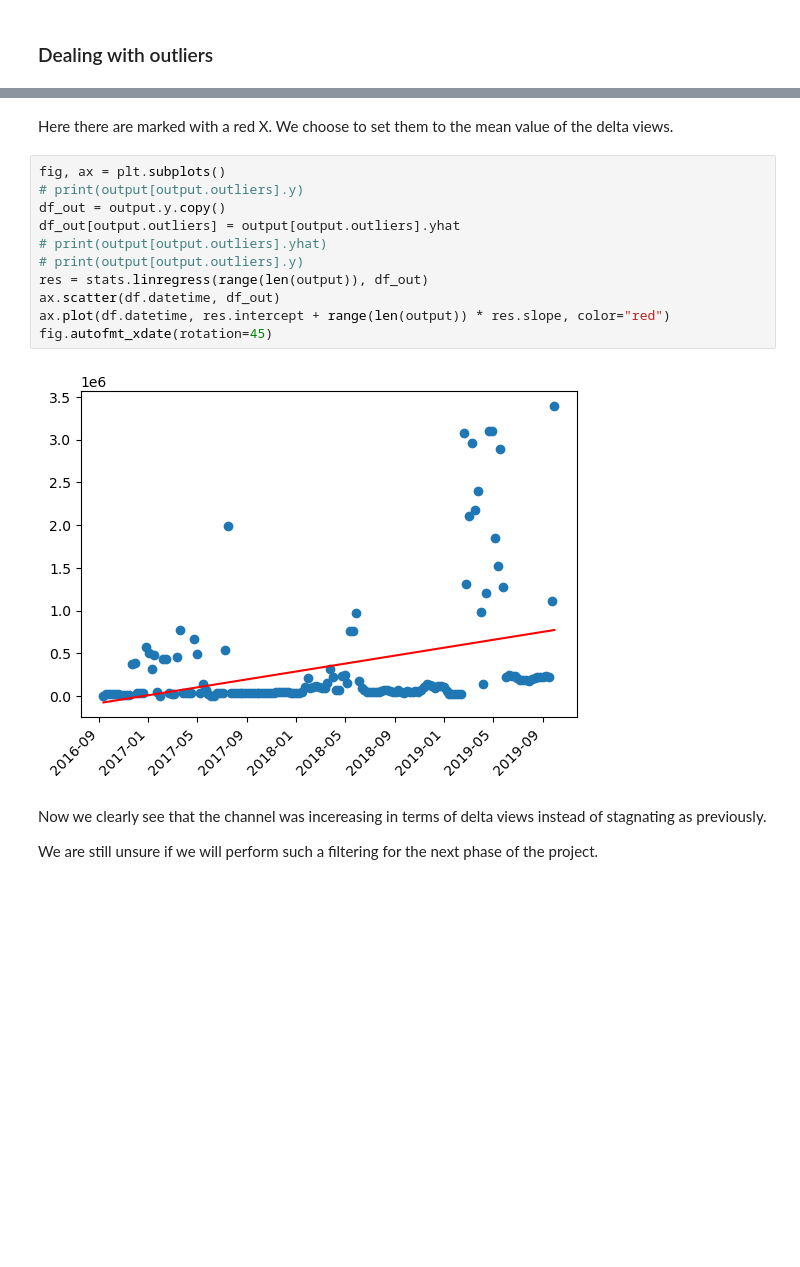
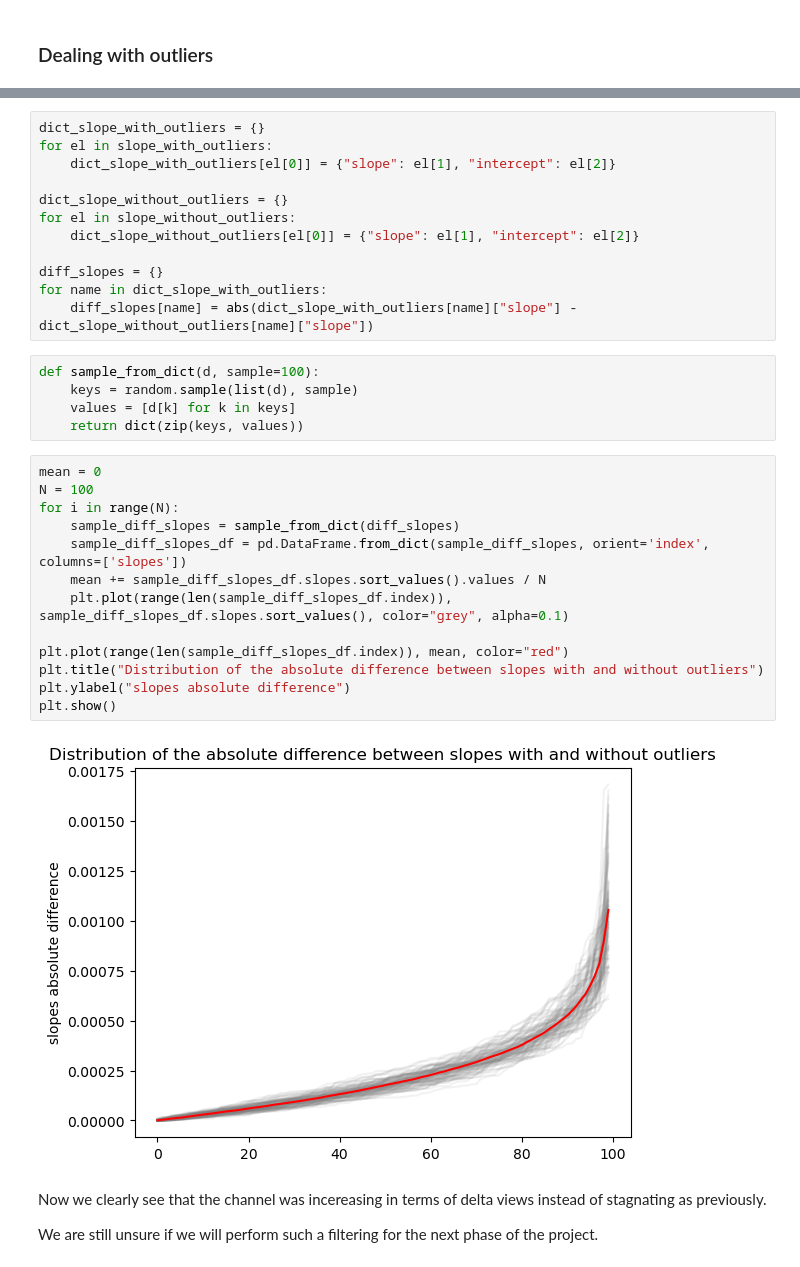
Before and after one commit to epfl-ada/ada-2022-project-pinacolada, a Jupyter notebook: notebook.ipynb, the cells around one changed output, grey strips where cells are left out. Saved outputs shown, nothing was run; the diff lists cells and outputs as text; blank space fills up the shorter version.

Commit message:
add outliers part on the notebook

```diff
--- a/notebook.ipynb
+++ b/notebook.ipynb
@@ -349,18 +366,35 @@ boosted_model.plot_results(output)
-# %% [markdown]
-Here there are marked with a red X. We choose to set them to the mean value of the delta views.
-# %%
-fig, ax = plt.subplots()
-# print(output[output.outliers].y)
-df_out = output.y.copy()
-df_out[output.outliers] = output[output.outliers].yhat
-# print(output[output.outliers].yhat)
-# print(output[output.outliers].y)
-res = stats.linregress(range(len(output)), df_out)
-ax.scatter(df.datetime, df_out)
-ax.plot(df.datetime, res.intercept + range(len(output)) * res.slope, color="red")
-fig.autofmt_xdate(rotation=45)
-# %% [output]
-[figure, removed]
+# %%
+dict_slope_with_outliers = {}
+for el in slope_with_outliers:
+    dict_slope_with_outliers[el[0]] = {"slope": el[1], "intercept": el[2]}
+
+dict_slope_without_outliers = {}
+for el in slope_without_outliers:
+    dict_slope_without_outliers[el[0]] = {"slope": el[1], "intercept": el[2]}
+
+diff_slopes = {}
+for name in dict_slope_with_outliers:
+    diff_slopes[name] = abs(dict_slope_with_outliers[name]["slope"] - dict_slope_without_outliers[name]["slope"])
+# %%
+def sample_from_dict(d, sample=100):
+    keys = random.sample(list(d), sample)
+    values = [d[k] for k in keys]
+    return dict(zip(keys, values))
+# %%
+mean = 0
+N = 100
+for i in range(N):
+    sample_diff_slopes = sample_from_dict(diff_slopes)
+    sample_diff_slopes_df = pd.DataFrame.from_dict(sample_diff_slopes, orient='index', columns=['slopes'])
+    mean += sample_diff_slopes_df.slopes.sort_values().values / N
+    plt.plot(range(len(sample_diff_slopes_df.index)), sample_diff_slopes_df.slopes.sort_values(), color="grey", alpha=0.1)
+
+plt.plot(range(len(sample_diff_slopes_df.index)), mean, color="red")
+plt.title("Distribution of the absolute difference between slopes with and without outliers")
+plt.ylabel("slopes absolute difference")
+plt.show()
+# %% [output]
+[figure, added]
 # %% [markdown]
 Now we clearly see that the channel was incereasing in terms of delta views instead of stagnating as previously.
 
```
Also changed, not shown: parts of 2 cells of this notebook, 1 other file.
